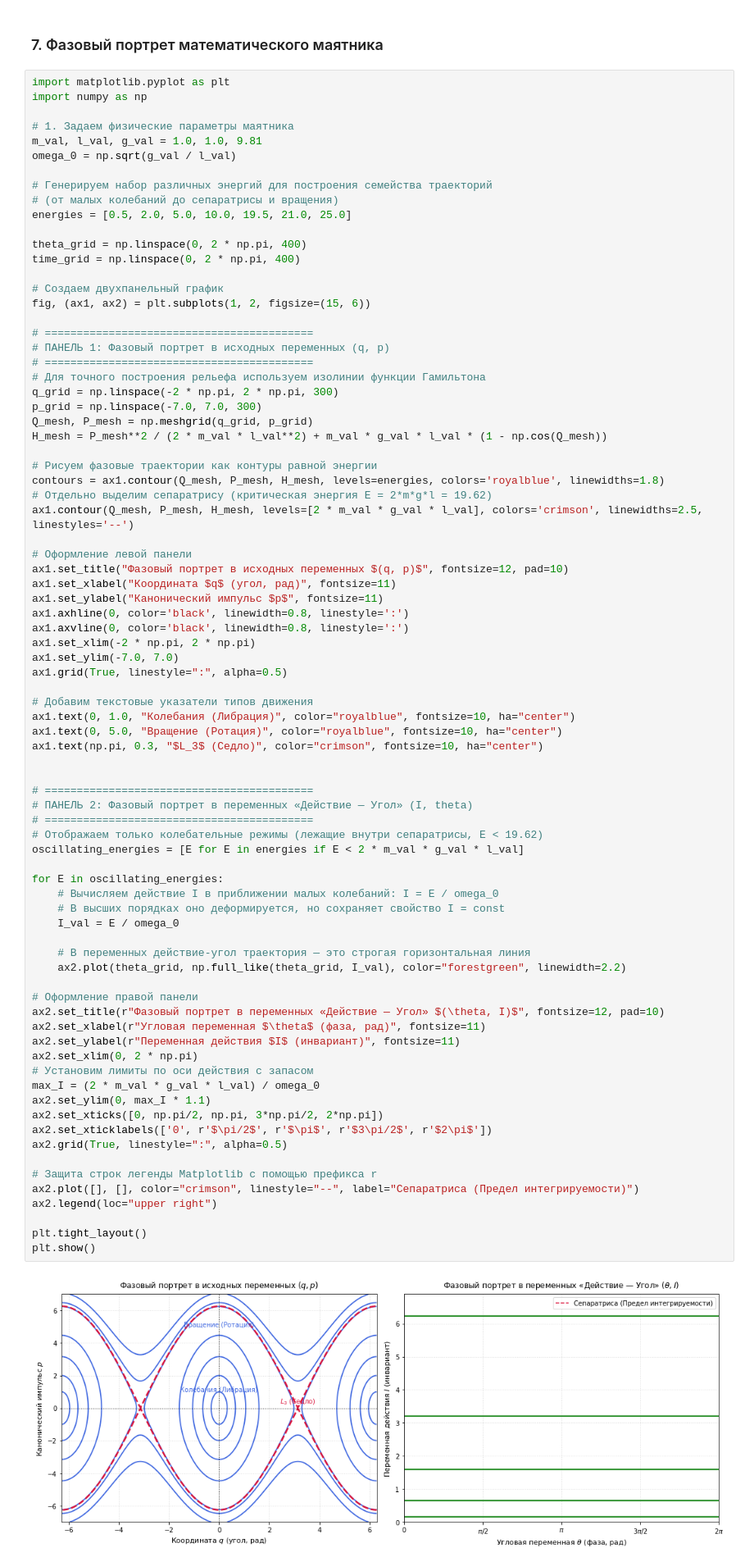
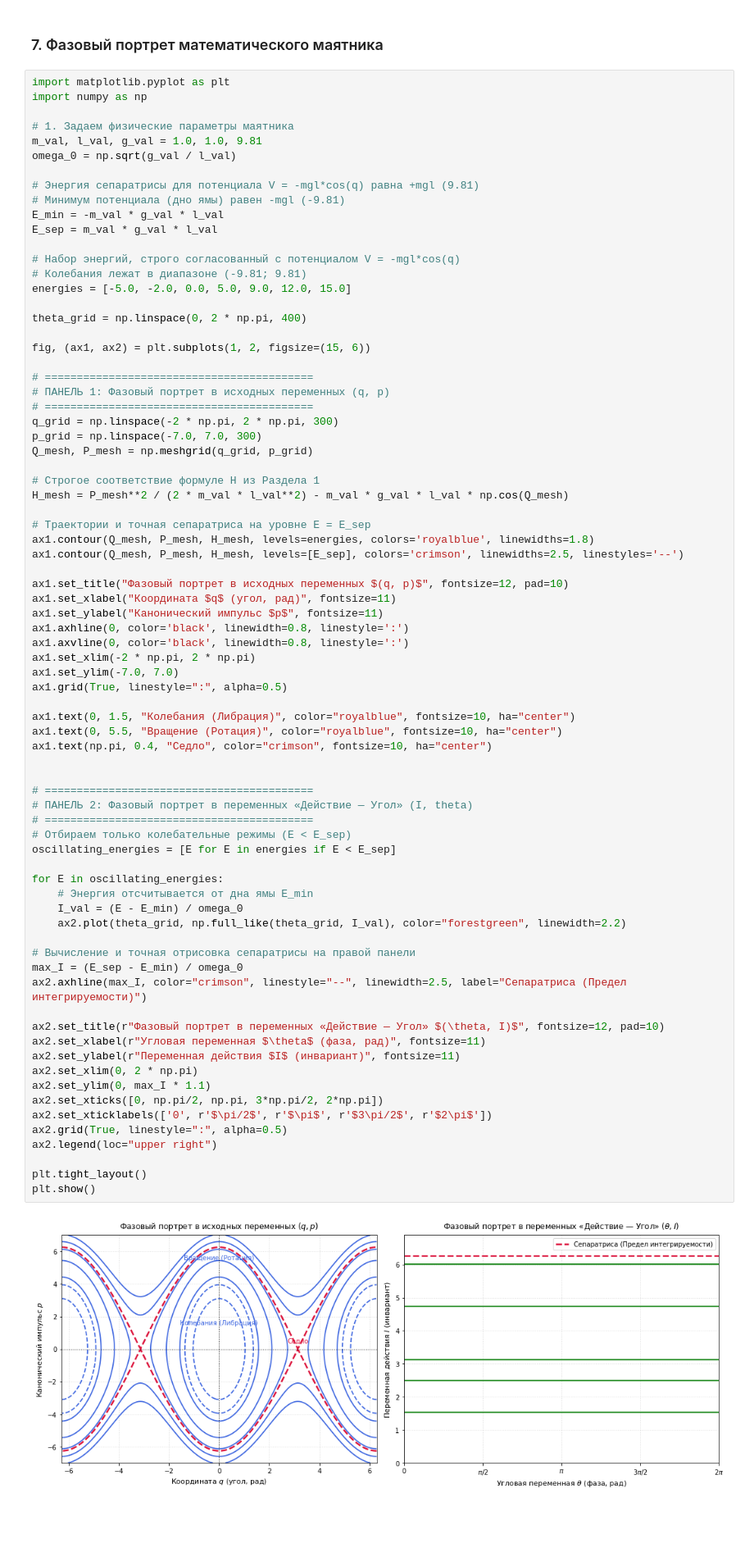
Before and after one commit to DPritykin/nonlinear-dynamics, a Jupyter notebook: Spring Term/0 Основные понятия гамильтоновой механики.ipynb, the cells around one changed output. Shown at 82% size. Saved outputs shown, nothing was run; the diff lists cells and outputs as text; blank space fills up the shorter version.

```diff
--- a/Spring Term/0 Основные понятия гамильтоновой механики.ipynb
+++ b/Spring Term/0 Основные понятия гамильтоновой механики.ipynb
@@ -225,80 +231,76 @@ import numpy as np
 m_val, l_val, g_val = 1.0, 1.0, 9.81
 omega_0 = np.sqrt(g_val / l_val)
 
-# Генерируем набор различных энергий для построения семейства траекторий
-# (от малых колебаний до сепаратрисы и вращения)
-energies = [0.5, 2.0, 5.0, 10.0, 19.5, 21.0, 25.0]
+# Энергия сепаратрисы для потенциала V = -mgl*cos(q) равна +mgl (9.81)
+# Минимум потенциала (дно ямы) равен -mgl (-9.81)
+E_min = -m_val * g_val * l_val
+E_sep = m_val * g_val * l_val
+
+# Набор энергий, строго согласованный с потенциалом V = -mgl*cos(q)
+# Колебания лежат в диапазоне (-9.81; 9.81)
+energies = [-5.0, -2.0, 0.0, 5.0, 9.0, 12.0, 15.0]
 
 theta_grid = np.linspace(0, 2 * np.pi, 400)
-time_grid = np.linspace(0, 2 * np.pi, 400)
 
-# Создаем двухпанельный график
 fig, (ax1, ax2) = plt.subplots(1, 2, figsize=(15, 6))
 
 # ==========================================
 # ПАНЕЛЬ 1: Фазовый портрет в исходных переменных (q, p)
 # ==========================================
-# Для точного построения рельефа используем изолинии функции Гамильтона
 q_grid = np.linspace(-2 * np.pi, 2 * np.pi, 300)
 p_grid = np.linspace(-7.0, 7.0, 300)
 Q_mesh, P_mesh = np.meshgrid(q_grid, p_grid)
-H_mesh = P_mesh**2 / (2 * m_val * l_val**2) + m_val * g_val * l_val * (1 - np.cos(Q_mesh))
 
-# Рисуем фазовые траектории как контуры равной энергии
-contours = ax1.contour(Q_mesh, P_mesh, H_mesh, levels=energies, colors='royalblue', linewidths=1.8)
-# Отдельно выделим сепаратрису (критическая энергия E = 2*m*g*l = 19.62)
-ax1.contour(Q_mesh, P_mesh, H_mesh, levels=[2 * m_val * g_val * l_val], colors='crimson', linewidths=2.5, linestyles='--')
+# Строгое соответствие формуле H из Раздела 1
+H_mesh = P_mesh**2 / (2 * m_val * l_val**2) - m_val * g_val * l_val * np.cos(Q_mesh)
 
-# Оформление левой панели
+# Траектории и точная сепаратриса на уровне E = E_sep
+ax1.contour(Q_mesh, P_mesh, H_mesh, levels=energies, colors='royalblue', linewidths=1.8)
+ax1.contour(Q_mesh, P_mesh, H_mesh, levels=[E_sep], colors='crimson', linewidths=2.5, linestyles='--')
+
 ax1.set_title("Фазовый портрет в исходных переменных $(q, p)$", fontsize=12, pad=10)
 ax1.set_xlabel("Координата $q$ (угол, рад)", fontsize=11)
 ax1.set_ylabel("Канонический импульс $p$", fontsize=11)
 ax1.axhline(0, color='black', linewidth=0.8, linestyle=':')
 ax1.axvline(0, color='black', linewidth=0.8, linestyle=':')
 ax1.set_xlim(-2 * np.pi, 2 * np.pi)
 ax1.set_ylim(-7.0, 7.0)
 ax1.grid(True, linestyle=":", alpha=0.5)
 
-# Добавим текстовые указатели типов движения
-ax1.text(0, 1.0, "Колебания (Либрация)", color="royalblue", fontsize=10, ha="center")
-ax1.text(0, 5.0, "Вращение (Ротация)", color="royalblue", fontsize=10, ha="center")
-ax1.text(np.pi, 0.3, "$L_3$ (Седло)", color="crimson", fontsize=10, ha="center")
+ax1.text(0, 1.5, "Колебания (Либрация)", color="royalblue", fontsize=10, ha="center")
+ax1.text(0, 5.5, "Вращение (Ротация)", color="royalblue", fontsize=10, ha="center")
+ax1.text(np.pi, 0.4, "Седло", color="crimson", fontsize=10, ha="center")
 
 
 # ==========================================
 # ПАНЕЛЬ 2: Фазовый портрет в переменных «Действие — Угол» (I, theta)
 # ==========================================
-# Отображаем только колебательные режимы (лежащие внутри сепаратрисы, E < 19.62)
-oscillating_energies = [E for E in energies if E < 2 * m_val * g_val * l_val]
+# Отбираем только колебательные режимы (E < E_sep)
+oscillating_energies = [E for E in energies if E < E_sep]
 
 for E in oscillating_energies:
-    # Вычисляем действие I в приближении малых колебаний: I = E / omega_0
-    # В высших порядках оно деформируется, но сохраняет свойство I = const
-    I_val = E / omega_0
-
-    # В переменных действие-угол траектория — это строгая горизонтальная линия
+    # Энергия отсчитывается от дна ямы E_min
+    I_val = (E - E_min) / omega_0
     ax2.plot(theta_grid, np.full_like(theta_grid, I_val), color="forestgreen", linewidth=2.2)
 
-# Оформление правой панели
+# Вычисление и точная отрисовка сепаратрисы на правой панели
+max_I = (E_sep - E_min) / omega_0
+ax2.axhline(max_I, color="crimson", linestyle="--", linewidth=2.5, label="Сепаратриса (Предел интегрируемости)")
+
 ax2.set_title(r"Фазовый портрет в переменных «Действие — Угол» $(\theta, I)$", fontsize=12, pad=10)
 ax2.set_xlabel(r"Угловая переменная $\theta$ (фаза, рад)", fontsize=11)
 ax2.set_ylabel(r"Переменная действия $I$ (инвариант)", fontsize=11)
 ax2.set_xlim(0, 2 * np.pi)
-# Установим лимиты по оси действия с запасом
-max_I = (2 * m_val * g_val * l_val) / omega_0
 ax2.set_ylim(0, max_I * 1.1)
 ax2.set_xticks([0, np.pi/2, np.pi, 3*np.pi/2, 2*np.pi])
 ax2.set_xticklabels(['0', r'$\pi/2$', r'$\pi$', r'$3\pi/2$', r'$2\pi$'])
 ax2.grid(True, linestyle=":", alpha=0.5)
-
-# Защита строк легенды Matplotlib с помощью префикса r
-ax2.plot([], [], color="crimson", linestyle="--", label="Сепаратриса (Предел интегрируемости)")
 ax2.legend(loc="upper right")
 
 plt.tight_layout()
 plt.show()
 # %% [output]
-[figure, old version]
+[figure, new version]
 # %% [markdown]
 ### Сравнительный анализ топологии фазовых портретов
 
```
Also changed, not shown: parts of 10 cells of this notebook.
